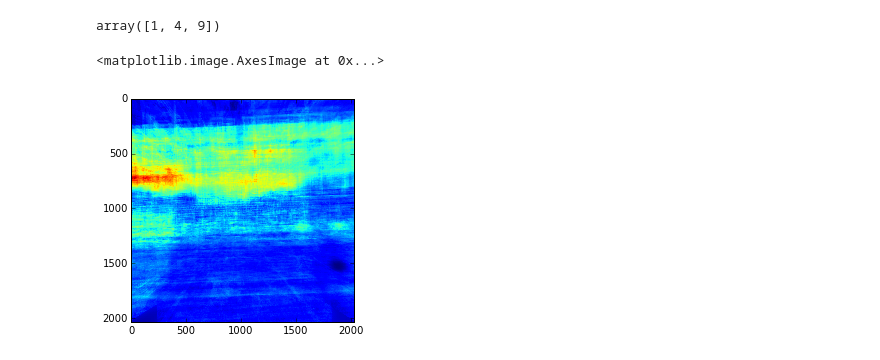
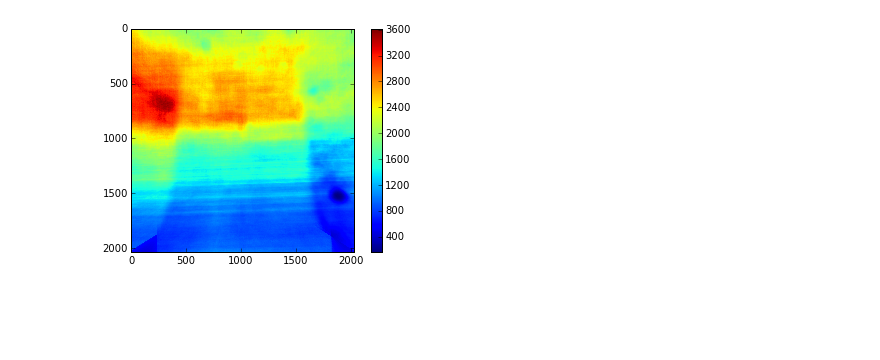
Before and after one commit to lostleaf/geo-hw2, a Jupyter notebook: Untitled.ipynb, the cells around one changed output. Saved outputs shown, nothing was run; the diff lists cells and outputs as text; code cells hidden in the pictures; blank space fills up the shorter version.

Commit message:
compute variance for cam_0 and cam_3

```diff
--- a/Untitled.ipynb
+++ b/Untitled.ipynb
@@ -5,11 +5,20 @@ import matplotlib.pyplot as plt
 import glob
 %matplotlib inline
 # %%
-file_names = glob.glob("*.jpg")
-img = cv2.imread(file_names[0])
-img_avg = np.zeros_like(img, dtype=np.float64)
-for name in file_names:
-    img = cv2.imread(name)
-    img_avg += img
-img_avg /= len(file_names)
-plt.imshow(cv2.cvtColor(img_avg.astype(np.uint8), cv2.COLOR_BGR2RGB))
+def calc_variance(file_names):
+
+    img = cv2.imread(file_names[0])
+    img_avg = np.zeros_like(img, dtype=np.float64)
+    for name in file_names:
+        img = cv2.imread(name)
+        img_avg += img
+    img_avg /= len(file_names)
+    plt.imshow(cv2.cvtColor(img_avg.astype(np.uint8), cv2.COLOR_BGR2RGB))
+    img_avg_gray = cv2.cvtColor(img_avg.astype(np.uint8), cv2.COLOR_BGR2GRAY)
+    variance = np.zeros_like(img_avg_gray, dtype=np.float)
+    for name in file_names:
+        img = cv2.imread(name)
+        img_gray = cv2.cvtColor(img, cv2.COLOR_BGR2GRAY).astype(np.float)
+        variance += (img_gray - img_avg_gray) ** 2
+    variance /= len(file_names)
+    return variance
@@ -34,14 +25,7 @@ plt.show()
-# %%
-np.array([1,2,3]) ** 2
-# %% [output]
-array([1, 4, 9])
-# %%
-variance = np.zeros_like(img_avg_gray, dtype=np.float)
-for name in file_names:
-    img = cv2.imread(name)
-    img_gray = cv2.cvtColor(img, cv2.COLOR_BGR2GRAY).astype(np.float)
-    variance += (img_gray - img_avg_gray) ** 2
-variance /= len(file_names)
-# %% [output]
-<matplotlib.image.AxesImage at 0x...>
-[figure, removed]
+# %%
+variance_3 = calc_variance(glob.glob("../cam_3/*.jpg"))
+plt.imshow(variance_3)
+plt.colorbar()
+plt.show()
+# %% [output]
+[figure, added]
```
Also changed, not shown: parts of 7 cells of this notebook, 1 other file.
